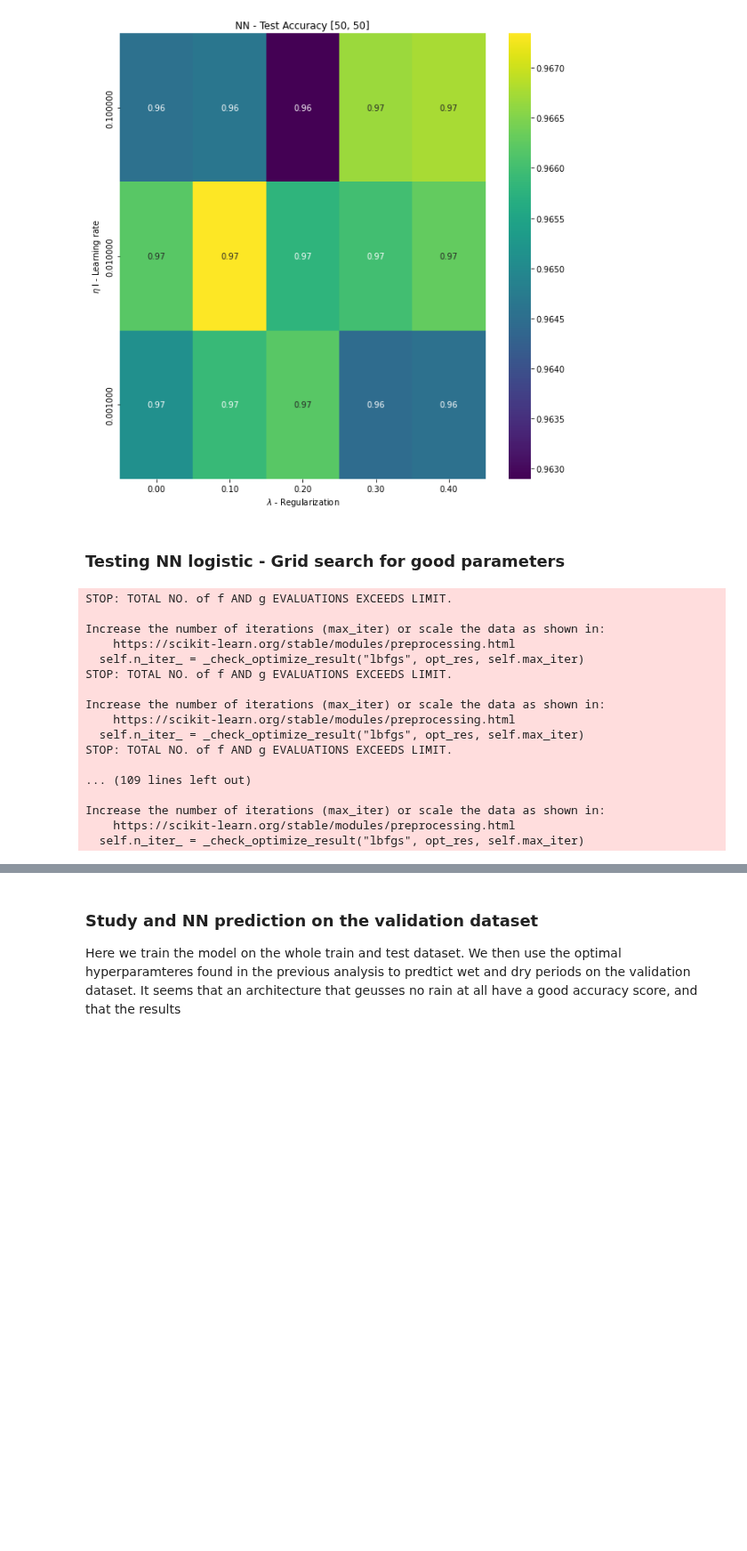
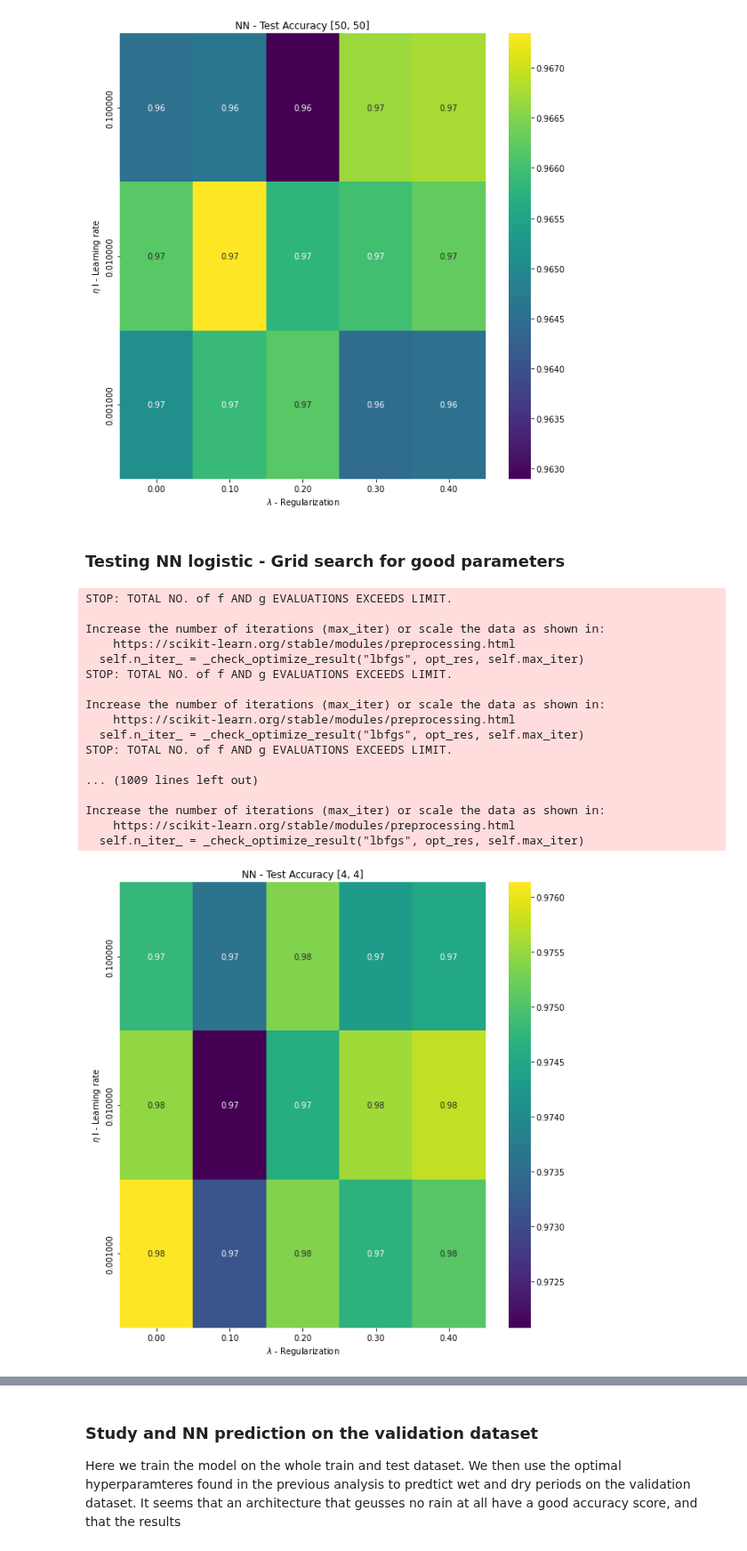
Before and after one commit to eoydvin/FYS-STK4155, a Jupyter notebook: Project_3/Classification_Radar.ipynb, the cells around one changed output, grey strips where cells are left out. Shown at 89% size. Saved outputs shown, nothing was run; the diff lists cells and outputs as text; code cells hidden in the pictures; blank space fills up the shorter version.

```diff
--- a/Project_3/Classification_Radar.ipynb
+++ b/Project_3/Classification_Radar.ipynb
@@ -163,8 +167,8 @@ for hidden_l in range(len(hidden_layer_sizes)):
 [figure]
 [figure]
 [figure]
-# %% [markdown]
-### Testing NN logistic - Grid search for good parameters
+# %% [markdown]
+### Testing NN logistic - Grid search for good parameters
 # %%
 #parameters
 learning_rate = [0.1, 0.01, 0.001] #sklearn can handle larger learning rates
@@ -222,34 +226,32 @@ for hidden_l in tqdm.tqdm(range(len(hidden_layer_sizes))):
             train_accuracy_skl[hidden_l, i, j] = np.mean(R2_train)
             test_accuracy_skl[hidden_l, i, j] = np.mean(R2_test)
 
-# Result for saying no rain:
-R2_test_random = accuracy_score(y_test.ravel(), np.zeros(y_test.shape[0]) )
-R2_test_random
 
 for hidden_l in range(len(hidden_layer_sizes)):
     fig, ax = plt.subplots(figsize = (10, 10))
     sns.heatmap(test_accuracy_skl[hidden_l, :, :], annot=True, ax=ax, cmap="viridis")
     ax.set_title("NN - Test Accuracy " + str(hidden_layer_sizes[hidden_l]))
     ax.set_ylabel("$\eta$ l - Learning rate")
     ax.set_xlabel("$\lambda$ - Regularization")
     ax.set_xticklabels(["{0:0.2f}".format(i) for i in regularization] )
     ax.set_yticklabels(["{0:0.6f}".format(i) for i in learning_rate] )
     plt.show()
 # %% [output]
 STOP: TOTAL NO. of f AND g EVALUATIONS EXCEEDS LIMIT.
 
 Increase the number of iterations (max_iter) or scale the data as shown in:
     https://scikit-learn.org/stable/modules/preprocessing.html
   self.n_iter_ = _check_optimize_result("lbfgs", opt_res, self.max_iter)
 STOP: TOTAL NO. of f AND g EVALUATIONS EXCEEDS LIMIT.
 
 Increase the number of iterations (max_iter) or scale the data as shown in:
     https://scikit-learn.org/stable/modules/preprocessing.html
   self.n_iter_ = _check_optimize_result("lbfgs", opt_res, self.max_iter)
 STOP: TOTAL NO. of f AND g EVALUATIONS EXCEEDS LIMIT.
 
-... (109 lines left out)
+... (1009 lines left out)
 
 Increase the number of iterations (max_iter) or scale the data as shown in:
     https://scikit-learn.org/stable/modules/preprocessing.html
   self.n_iter_ = _check_optimize_result("lbfgs", opt_res, self.max_iter)
+[figure, added]
```
Also changed, not shown: parts of 12 cells of this notebook, 1 other file.
